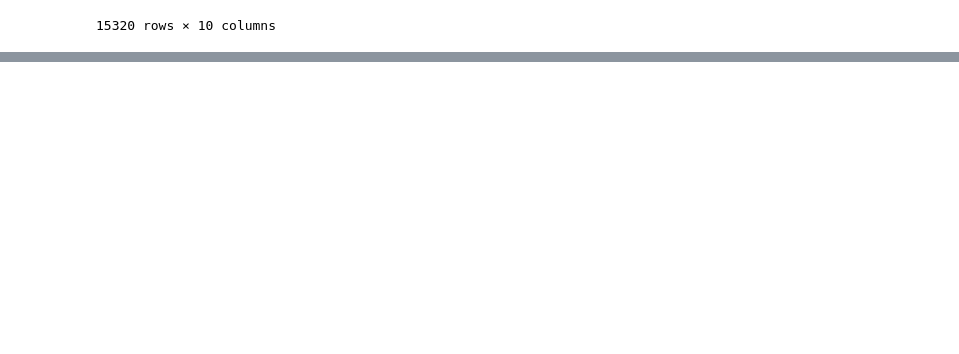
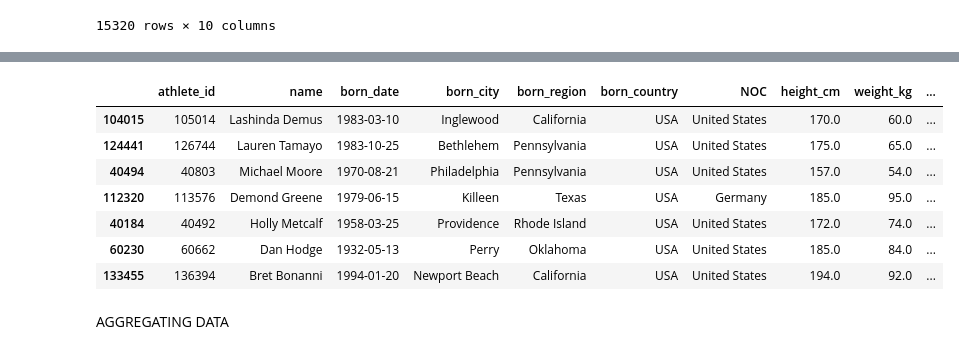
Before and after one commit to nehin17/DataScience, a Jupyter notebook: Pandas/bios.ipynb, the cells around one changed output, grey strips where cells are left out. Drawn from its saved outputs; the diff is of its cells as text; code cells hidden in the pictures; blank space fills up the shorter version.

```diff
--- a/Pandas/bios.ipynb
+++ b/Pandas/bios.ipynb
@@ -117,0 +148,3 @@ df.query('born_country == "IND" and born_city == "Delhi"')
+# %%
+bios["age"]= 2026 - bios["born_year"]
+bios.head()
@@ -117,0 +158,4 @@ df.query('born_country == "IND" and born_city == "Delhi"')
+# %%
+#creatinga column with our own categories using lambda functions
+
+bios["height_category"]= bios["height_cm"].apply(lambda x: 'short' if x <165 else ('average' if x < 185 else 'tall'))
@@ -117,0 +171,12 @@ df.query('born_country == "IND" and born_city == "Delhi"')
+# %%
+#making a custom function
+def categorize_athlete(row):
+    if row["height_cm"] < 175 and row["weight_kg"] < 70 :
+        return "Light Weight"
+    elif row["height_cm"] < 185 and row["weight_kg"] <=80:
+        return "Middle Weight"
+    else:
+        return "Heavy Weight"
+
+#here we give axis =1 which means row
+bios["category"]= bios.apply(categorize_athlete, axis =1)
@@ -117,0 +217,4 @@ df.query('born_country == "IND" and born_city == "Delhi"')
+# %%
+#making sub datasets from the dataset
+usa= bios[bios["born_country"]=="USA"].copy()
+ind= bios[bios["born_country"]=="IND"].copy()
@@ -117,0 +239,15 @@ df.query('born_country == "IND" and born_city == "Delhi"')
+# %%
+#concatenating two datasets
+new_df= pd.concat([usa,ind])
+new_df.sample(7)
+# %% [output]
+|  | athlete_id | name | born_date | born_city | born_region | born_country | NOC | height_cm | weight_kg | ... |
+| 104015 | 105014 | Lashinda Demus | 1983-03-10 | Inglewood | California | USA | United States | 170.0 | 60.0 | ... |
+| 124441 | 126744 | Lauren Tamayo | 1983-10-25 | Bethlehem | Pennsylvania | USA | United States | 175.0 | 65.0 | ... |
+| 40494 | 40803 | Michael Moore | 1970-08-21 | Philadelphia | Pennsylvania | USA | United States | 157.0 | 54.0 | ... |
+| 112320 | 113576 | Demond Greene | 1979-06-15 | Killeen | Texas | USA | Germany | 185.0 | 95.0 | ... |
+| 40184 | 40492 | Holly Metcalf | 1958-03-25 | Providence | Rhode Island | USA | United States | 172.0 | 74.0 | ... |
+| 60230 | 60662 | Dan Hodge | 1932-05-13 | Perry | Oklahoma | USA | United States | 185.0 | 84.0 | ... |
+| 133455 | 136394 | Bret Bonanni | 1994-01-20 | Newport Beach | California | USA | United States | 194.0 | 92.0 | ... |
+# %% [markdown]
+AGGREGATING DATA
```
Also changed, not shown: parts of 15 cells of this notebook, 1 other file.
